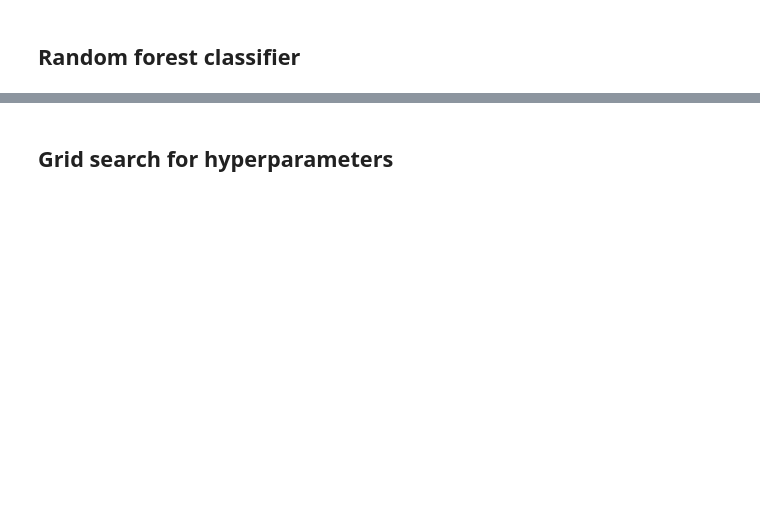
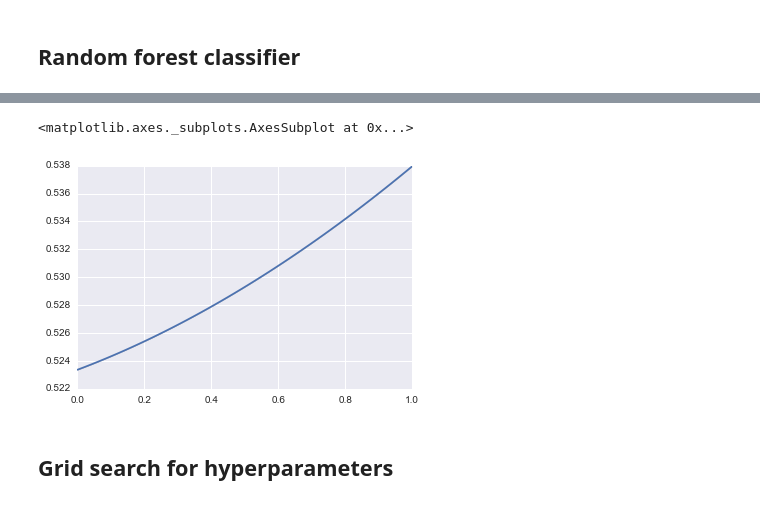
Before and after one commit to dlin17/kaggle, a Jupyter notebook: marchmadness/random_forest.ipynb, the cells around one changed output, grey strips where cells are left out. Saved outputs shown, nothing was run; the diff lists cells and outputs as text; code cells hidden in the pictures; blank space fills up the shorter version.

```diff
--- a/marchmadness/random_forest.ipynb
+++ b/marchmadness/random_forest.ipynb
@@ -163,3 +224,17 @@ ax = sns.tsplot(ratings, epsilons)
+# %%
+def return_weighted_probs(l1, l2, w1, clips):
+    l1 = np.clip(l1, clips[0], 1 - clips[0]) * w1
+    l2 = np.clip(l2, clips[1], 1 - clips[1]) * (1 - w1)
+    return l1 + l2
+
+
+alphas = np.linspace(0, 1)
+ratings = [log_loss(test_labels > 0, return_weighted_probs(rf_probas, lr_probas, alpha, [0.12, 0.12]), eps=0.01) for alpha in alphas]
+
+sns.tsplot(ratings, alphas)
+# %% [output]
+<matplotlib.axes._subplots.AxesSubplot at 0x...>
+[figure, added]
 # %% [markdown]
 ## Grid search for hyperparameters
 # %%
```
Also changed, not shown: parts of 15 cells of this notebook.
